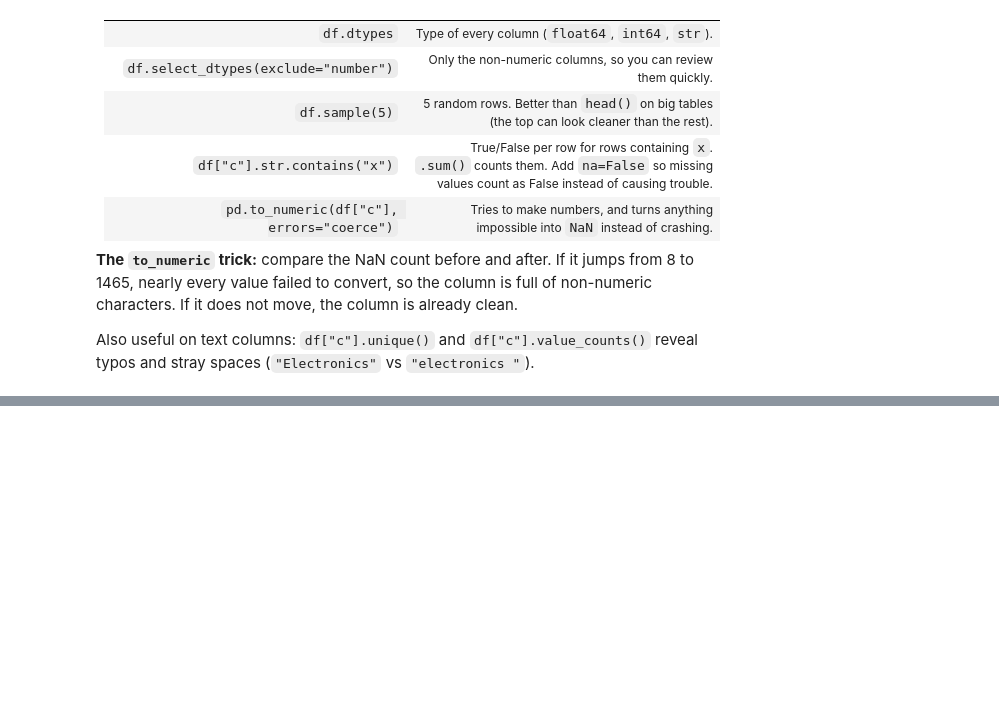
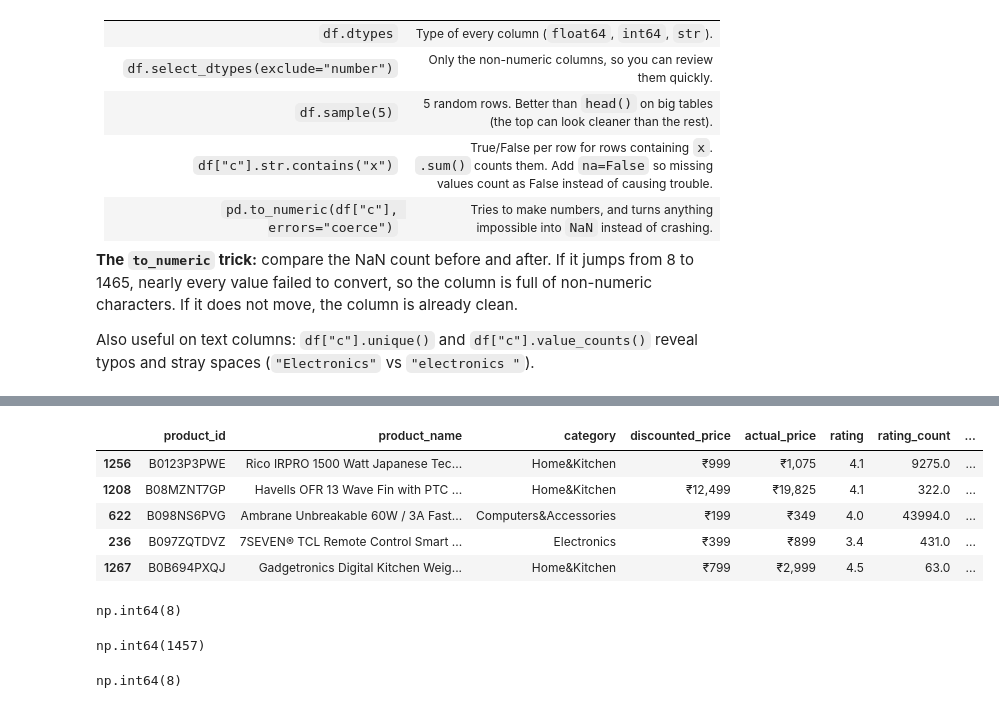
Before and after one commit to manojbaliyan16/AI-ML, a Jupyter notebook: Module_1_NP_PD/notebooks/Session_8_class.ipynb, the cells around one changed output, grey strips where cells are left out. Saved outputs shown, nothing was run; the diff lists cells and outputs as text; code cells hidden in the pictures; blank space fills up the shorter version.

```diff
--- a/Module_1_NP_PD/notebooks/Session_8_class.ipynb
+++ b/Module_1_NP_PD/notebooks/Session_8_class.ipynb
@@ -265,6 +300,27 @@ E. Use `pd.to_numeric(products["actual_price"], errors="coerce")`. It turns anyt
 # %%
 # C
+#- Look at real values: show 5 random rows of `actual_price` and `discounted_price` with `sample(5)`.
+df.sample(5)
+# %% [output]
+|  | product_id | product_name | category | discounted_price | actual_price | rating | rating_count | ... |
+| 1256 | B0123P3PWE | Rico IRPRO 1500 Watt Japanese Tec... | Home&Kitchen | ₹999 | ₹1,075 | 4.1 | 9275.0 | ... |
+| 1208 | B08MZNT7GP | Havells OFR 13 Wave Fin with PTC ... | Home&Kitchen | ₹12,499 | ₹19,825 | 4.1 | 322.0 | ... |
+| 622 | B098NS6PVG | Ambrane Unbreakable 60W / 3A Fast... | Computers&Accessories | ₹199 | ₹349 | 4.0 | 43994.0 | ... |
+| 236 | B097ZQTDVZ | 7SEVEN® TCL Remote Control Smart ... | Electronics | ₹399 | ₹899 | 3.4 | 431.0 | ... |
+| 1267 | B0B694PXQJ | Gadgetronics Digital Kitchen Weig... | Home&Kitchen | ₹799 | ₹2,999 | 4.5 | 63.0 | ... |
 # %%
 # D
+#- **D.** Count how many `actual_price` values contain the `₹` sign, using `.str.contains("₹")`, then `sum()`. (You may need `na=False` inside `contains`.)
+#-
+display(df['actual_price'].isna().sum())
+ss=df['actual_price'].str.contains("₹", na=False).sum() #to count how many actual_price values contain the ₹ sign we have to use the str.contains() function and then we have to use the sum() function to get the count of values containing the ₹ sign.
+ss
+# %% [output]
+np.int64(8)
+np.int64(1457)
+# %%
+df['actual_price'].isna().sum() #to get the count of missing values in the actual_price column we have to use the isnull() function and then we have to use the sum() function to get the count of missing values.
+# %% [output]
+np.int64(8)
 # %%
 # E: comment the answer
```
Also changed, not shown: parts of 36 cells of this notebook.
